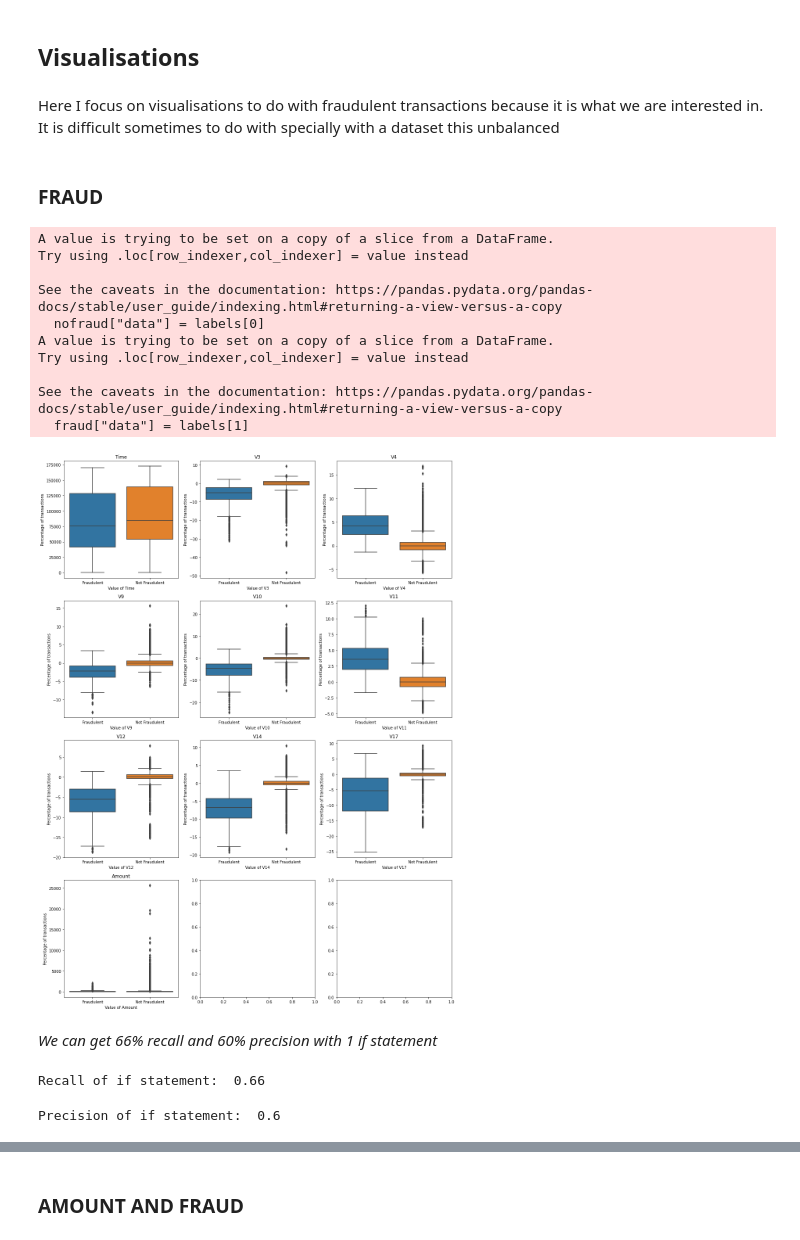
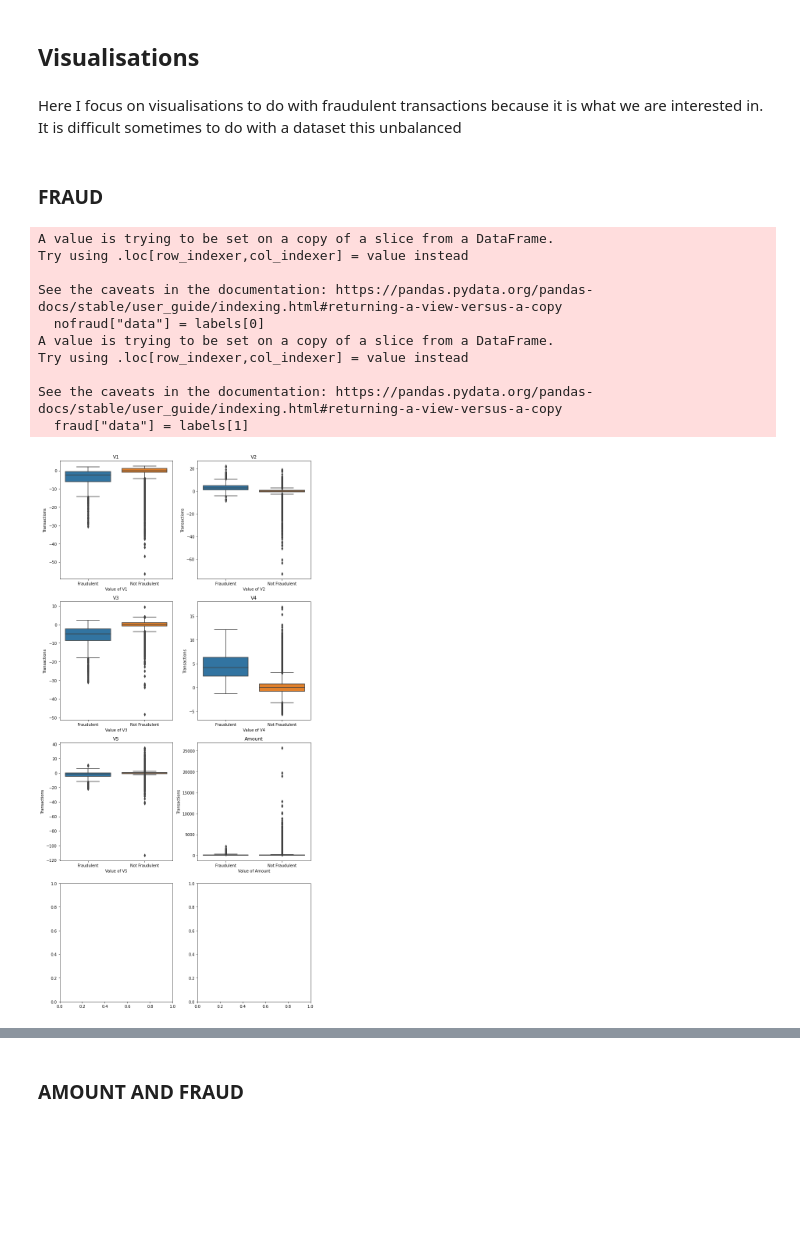
Before and after one commit to diegounzueta/Medium-Articles-, a Jupyter notebook: Fraud detection/Fraud Transactional Data.ipynb, the cells around one changed output, grey strips where cells are left out. Drawn from its saved outputs; the diff is of its cells as text; code cells hidden in the pictures; blank space fills up the shorter version.

```diff
--- a/Fraud detection/Fraud Transactional Data.ipynb
+++ b/Fraud detection/Fraud Transactional Data.ipynb
@@ -113,7 +151,7 @@ a
 # %% [markdown]
 ## Visualisations
 # %% [markdown]
-Here I focus on visualisations to do with fraudulent transactions because it is what we are interested in. It is difficult sometimes to do with specially with a dataset this unbalanced
+Here I focus on visualisations to do with fraudulent transactions because it is what we are interested in. It is difficult sometimes to do with a dataset this unbalanced
 # %% [markdown]
 ### FRAUD
 # %%
@@ -141,9 +179,9 @@ def plot_data(fraud, nofraud = None, labels = None, features=None, box = True):
         raise
         return()
 
-    n_rows = len(features)//3 +1
+    n_rows = len(features)//2 +1
 
-    _, ax = plt.subplots(n_rows, 3, figsize = (5*3, 5*n_rows))
+    _, ax = plt.subplots(n_rows, 2, figsize = (5*2, 5*n_rows))
 
     if labels == None:
         labels = ["Not Fraudulent","Fraudulent"]
@@ -155,7 +193,7 @@ def plot_data(fraud, nofraud = None, labels = None, features=None, box = True):
         joint = pd.concat([fraud, nofraud], axis = 0)
 
     for index, i in enumerate(features):
-        axis = ax[index//3][index%3]
+        axis = ax[index//2][index%2]
 
         if box == True:
             sns.boxplot(data = joint, x = "data", y = i, ax = axis)
@@ -165,23 +203,21 @@ def plot_data(fraud, nofraud = None, labels = None, features=None, box = True):
             axis.legend()
 
         axis.set_title(i)
-        axis.set_ylabel("Percentage of transactions")
+        axis.set_ylabel("Transactions")
         axis.set_xlabel("Value of {}".format(i))
 
     plt.tight_layout()
 # %%
-plot_data(fraud, nofraud = nofraud, features = ["Time", "V3", "V4", "V9", "V10", "V11", "V12", "V14", "V17", "Amount"])
+plot_data(fraud, nofraud = nofraud, features = ["V1", "V2", "V3", "V4", "V5", "Amount"])
 # %% [output]
 A value is trying to be set on a copy of a slice from a DataFrame.
 Try using .loc[row_indexer,col_indexer] = value instead
 
 See the caveats in the documentation: https://pandas.pydata.org/pandas-docs/stable/user_guide/indexing.html#returning-a-view-versus-a-copy
   nofraud["data"] = labels[0]
 A value is trying to be set on a copy of a slice from a DataFrame.
 Try using .loc[row_indexer,col_indexer] = value instead
 
 See the caveats in the documentation: https://pandas.pydata.org/pandas-docs/stable/user_guide/indexing.html#returning-a-view-versus-a-copy
   fraud["data"] = labels[1]
-[figure, old version]
+[figure, new version]
-# %% [markdown]
-*We can get 66% recall and 60% precision with 1 if statement*
@@ -192,8 +223,0 @@ guess_fraud = guess.loc[guess["Class"]== 1]
-# %%
-print("Recall of if statement: ", round(len(guess_fraud)/len(fraud), 2))
-# %% [output]
-Recall of if statement:  0.66
-# %%
-print("Precision of if statement: ", round(len(guess_fraud)/len(guess), 2))
-# %% [output]
-Precision of if statement:  0.6
```
Also changed, not shown: parts of 151 cells of this notebook.
